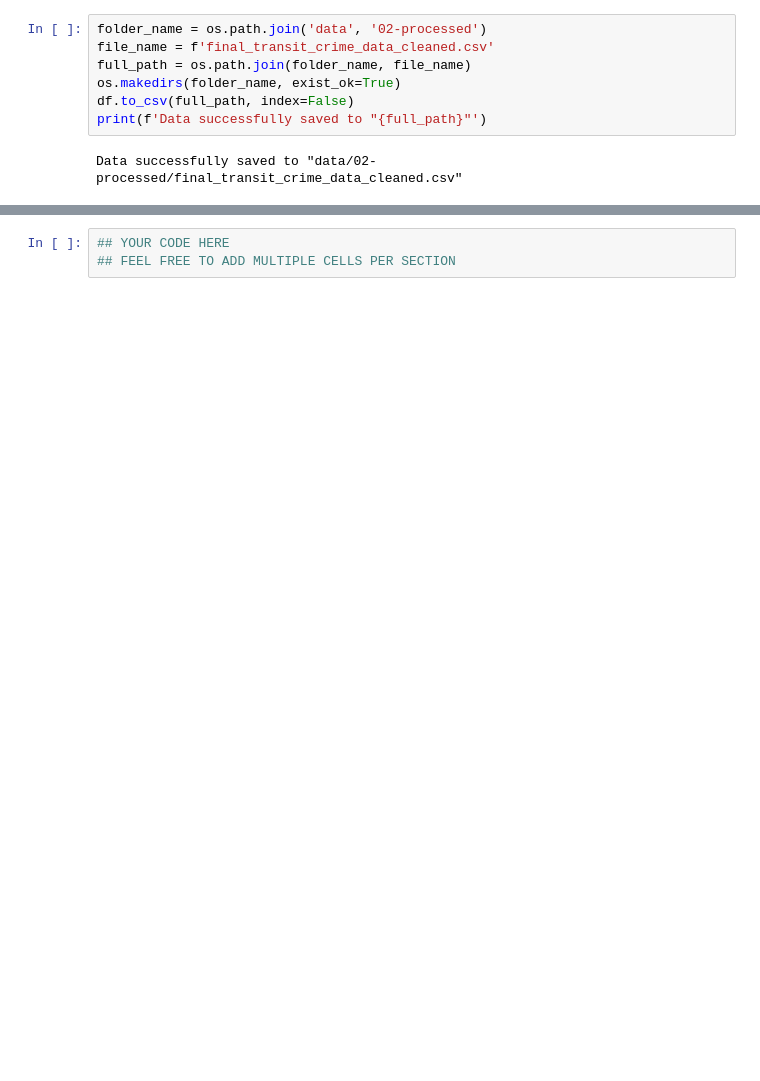
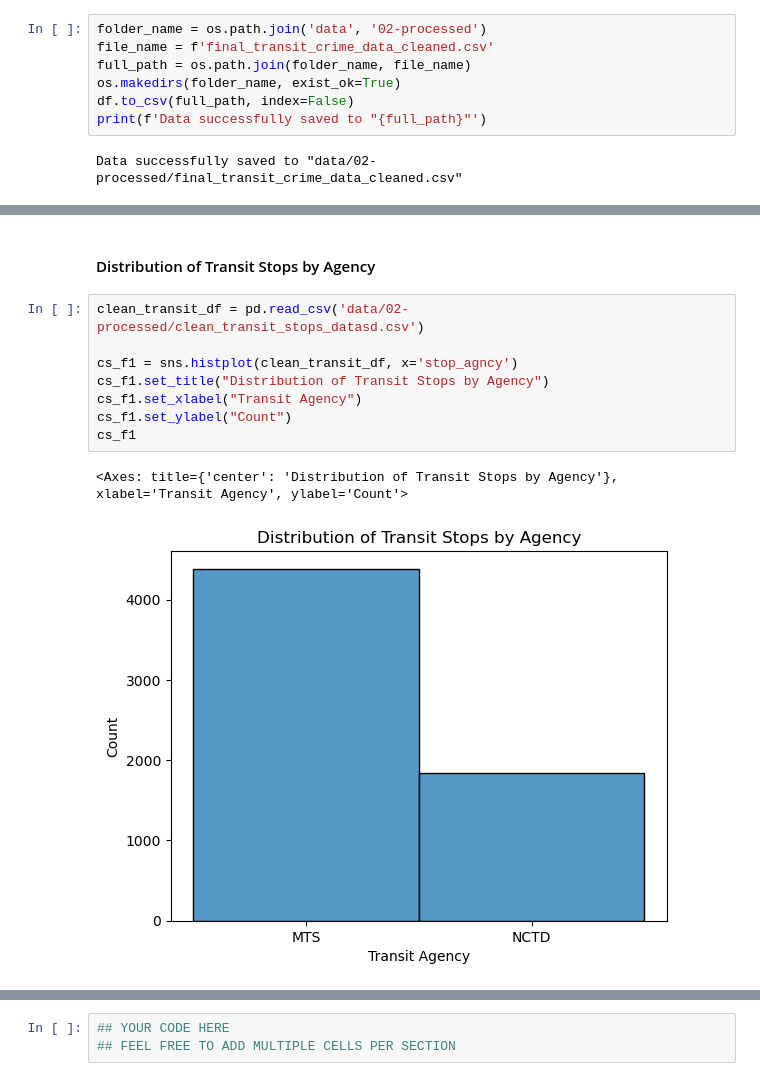
Before and after one commit to COGS108/Group022_WI26, a Jupyter notebook: 03-FinalProject.ipynb, the cells around one changed output, grey strips where cells are left out. Saved outputs shown, nothing was run; the diff lists cells and outputs as text; blank space fills up the shorter version.

```diff
--- a/03-FinalProject.ipynb
+++ b/03-FinalProject.ipynb
@@ -439,0 +451,13 @@ Instructions: REPLACE the contents of this cell with your work, including any up
+# %% [markdown]
+#### Distribution of Transit Stops by Agency
+# %%
+clean_transit_df = pd.read_csv('data/02-processed/clean_transit_stops_datasd.csv')
+
+cs_f1 = sns.histplot(clean_transit_df, x='stop_agncy')
+cs_f1.set_title("Distribution of Transit Stops by Agency")
+cs_f1.set_xlabel("Transit Agency")
+cs_f1.set_ylabel("Count")
+cs_f1
+# %% [output]
+<Axes: title={'center': 'Distribution of Transit Stops by Agency'}, xlabel='Transit Agency', ylabel='Count'>
+[figure, added]
```
Also changed, not shown: parts of 17 cells of this notebook.
